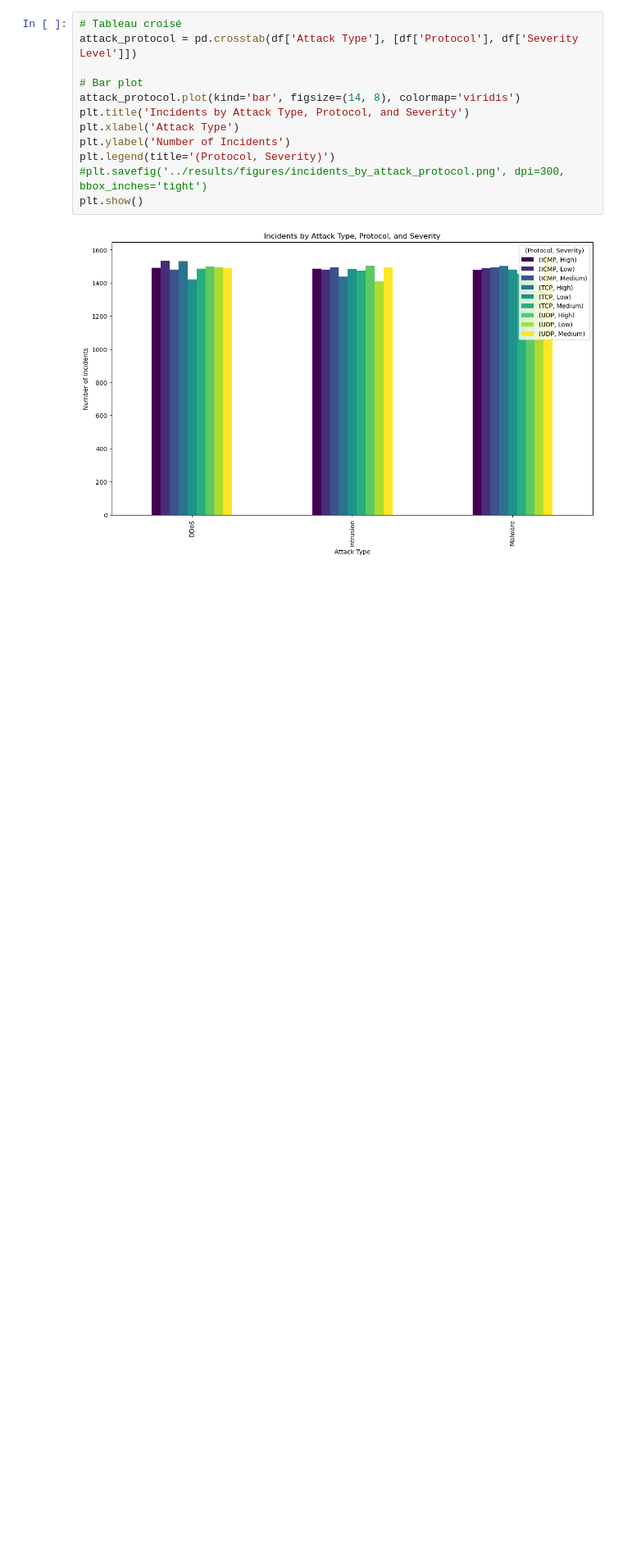
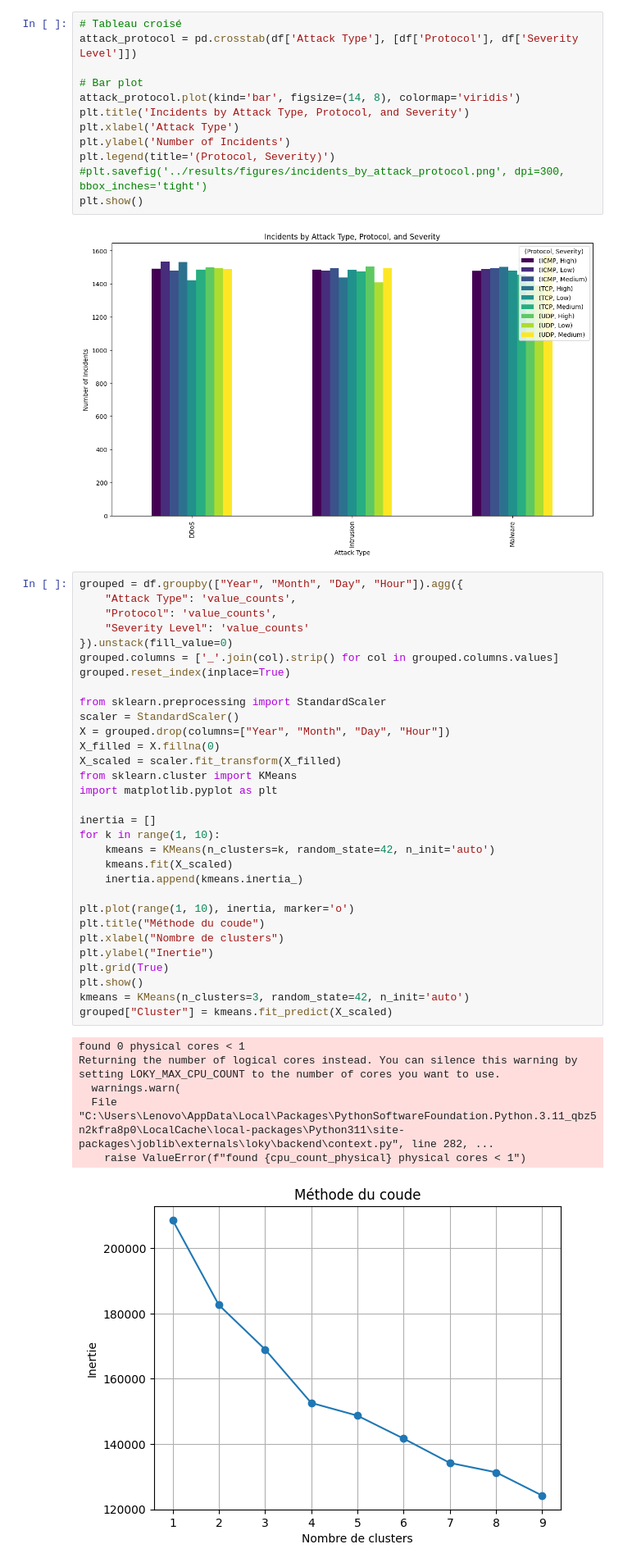
Before and after one commit to Hamzazarai/Data-Mining-Project, a Jupyter notebook: notebooks/CyberAttacks.ipynb, the cells around one changed output. Shown at 82% size. Cells and saved outputs as stored; diff of their text form; blank space fills up the shorter version.

```diff
--- a/notebooks/CyberAttacks.ipynb
+++ b/notebooks/CyberAttacks.ipynb
@@ -465,3 +465,41 @@ plt.legend(title='(Protocol, Severity)')
 plt.show()
 # %% [output]
 [figure]
+# %%
+grouped = df.groupby(["Year", "Month", "Day", "Hour"]).agg({
+    "Attack Type": 'value_counts',
+    "Protocol": 'value_counts',
+    "Severity Level": 'value_counts'
+}).unstack(fill_value=0)
+grouped.columns = ['_'.join(col).strip() for col in grouped.columns.values]
+grouped.reset_index(inplace=True)
+
+from sklearn.preprocessing import StandardScaler
+scaler = StandardScaler()
+X = grouped.drop(columns=["Year", "Month", "Day", "Hour"])
+X_filled = X.fillna(0)
+X_scaled = scaler.fit_transform(X_filled)
+from sklearn.cluster import KMeans
+import matplotlib.pyplot as plt
+
+inertia = []
+for k in range(1, 10):
+    kmeans = KMeans(n_clusters=k, random_state=42, n_init='auto')
+    kmeans.fit(X_scaled)
+    inertia.append(kmeans.inertia_)
+
+plt.plot(range(1, 10), inertia, marker='o')
+plt.title("Méthode du coude")
+plt.xlabel("Nombre de clusters")
+plt.ylabel("Inertie")
+plt.grid(True)
+plt.show()
+kmeans = KMeans(n_clusters=3, random_state=42, n_init='auto')
+grouped["Cluster"] = kmeans.fit_predict(X_scaled)
+# %% [output]
+found 0 physical cores < 1
+Returning the number of logical cores instead. You can silence this warning by setting LOKY_MAX_CPU_COUNT to the number of cores you want to use.
+  warnings.warn(
+  File "C:\Users\Lenovo\AppData\Local\Packages\PythonSoftwareFoundation.Python.3.11_qbz5n2kfra8p0\LocalCache\local-packages\Python311\site-packages\joblib\externals\loky\backend\context.py", line 282, ...
+    raise ValueError(f"found {cpu_count_physical} physical cores < 1")
+[figure, added]
```
Also changed, not shown: parts of 3 cells of this notebook.
